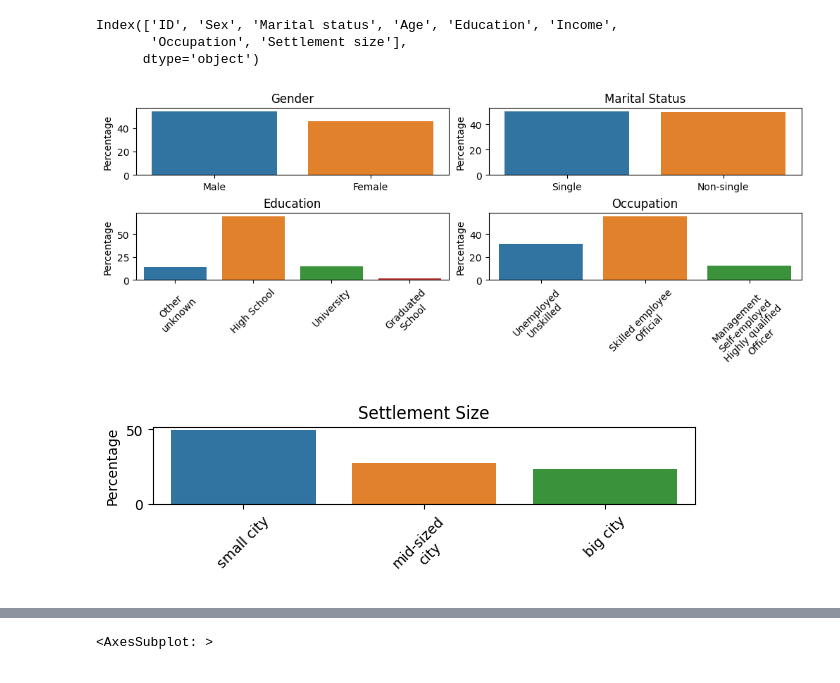
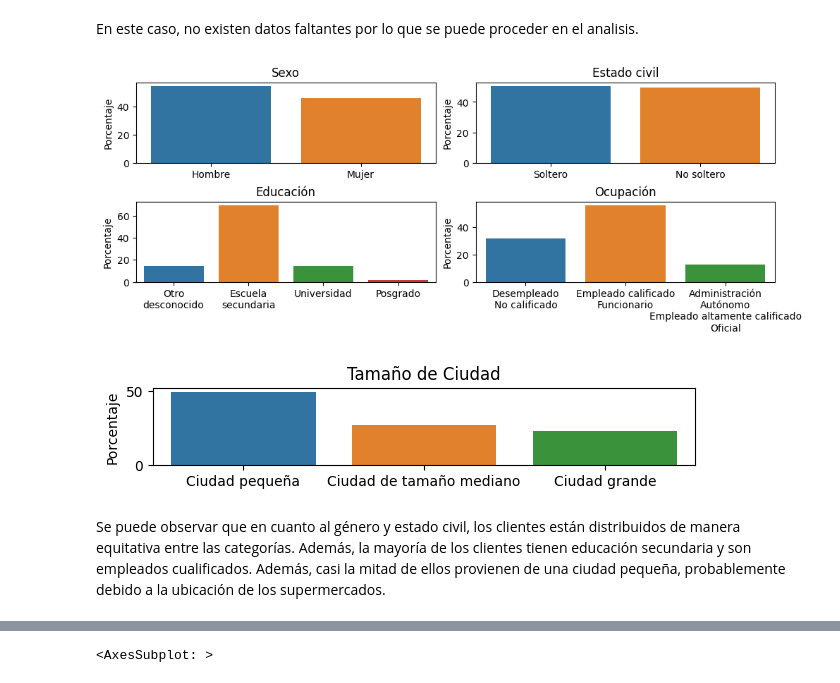
Before and after one commit to a-jimenezc/Segmentacion_de_clientes, a Jupyter notebook: notebooks/1_EDA_DL_modeling_aj.ipynb, the cells around one changed output, grey strips where cells are left out. Cells and saved outputs as stored; diff of their text form; code cells hidden in the pictures.

```diff
--- a/notebooks/1_EDA_DL_modeling_aj.ipynb
+++ b/notebooks/1_EDA_DL_modeling_aj.ipynb
@@ -12,5 +44,3 @@ import seaborn as sns
 # %%
-#importing the data set
-df = pd.read_csv('segmentation data.csv')
-print(df.shape)
-df.info()
+data_path = os.path.join(os.getcwd(), '../data/segmentation data.csv')
+df = pd.read_csv(data_path)
@@ -81,66 +69,63 @@ Settlement size : 0
-# %%
-#Perfom exploratory data analysis
-print(df.columns)
-# %% [output]
-Index(['ID', 'Sex', 'Marital status', 'Age', 'Education', 'Income',
-       'Occupation', 'Settlement size'],
-      dtype='object')
+# %% [markdown]
+En este caso, no existen datos faltantes por lo que se puede proceder en el analisis.
 # %%
-#plotting categorical data, 5 variables:
+#Gráficos de datos categóricos, 5 variables:
 #fig, ((ax1,ax2), ax3, (ax4,ax5)) = plt.subplots(ncols=2, nrows=3, figsize=(15,5))
 fig = plt.figure(figsize=(10, 5), constrained_layout=True)
 
-#Sex
+#Sexo
 ax0 = fig.add_subplot(3,2,1)
 counts = df['Sex'].value_counts(normalize=True, sort=False) * 100
 sns.barplot(x=counts.index, y=counts, ax=ax0)
-ax0.set_xticklabels(['Male', 'Female'], rotation=0)
-ax0.set_ylabel("Percentage")
-ax0.set_title('Gender')
+ax0.set_xticklabels(['Hombre', 'Mujer'], rotation=0)
+ax0.set_ylabel("Porcentaje")
+ax0.set_title('Sexo')
 
-#Marital Status
+#Estado civil
 ax1 = fig.add_subplot(3,2,2)
 counts = df['Marital status'].value_counts(normalize=True, sort=False) * 100
 sns.barplot(x=counts.index, y=counts, ax=ax1)
-ax1.set_xticklabels(['Single', 'Non-single'], rotation=0)
-ax1.set_ylabel("Percentage")
-ax1.set_title('Marital Status')
+ax1.set_xticklabels(['Soltero', 'No soltero'], rotation=0)
+ax1.set_ylabel("Porcentaje")
+ax1.set_title('Estado civil')
 
-#Education
+#Educación
 ax2 = fig.add_subplot(3,2,3)
 counts = df['Education'].value_counts(normalize=True, sort=False) * 100
 sns.barplot(x=counts.index, y=counts, ax=ax2)
-ax2.set_xticklabels(['Other\nunknown', 'High School',
-                     'University', 'Graduated\nSchool'], rotation=45)
-ax2.set_ylabel("Percentage")
-ax2.set_title('Education')
+ax2.set_xticklabels(['Otro\ndesconocido', 'Escuela\nsecundaria',
+'Universidad', 'Posgrado'], rotation=0)
+ax2.set_ylabel("Porcentaje")
+ax2.set_title('Educación')
 
-#Occupation
+#Ocupación
 ax3 = fig.add_subplot(3,2,4)
 counts = df['Occupation'].value_counts(normalize=True, sort=False) * 100
 sns.barplot(x=counts.index,
-            y=counts, ax=ax3)
-ax3.set_xticklabels(['Unemployed\nUnskilled', 'Skilled employee\nOfficial',
-               'Management\nSelf-employed\nHighly qualified\nOfficer'], rotation=45)
-ax3.set_ylabel("Percentage")
-ax3.set_title('Occupation')
+y=counts, ax=ax3)
+ax3.set_xticklabels(['Desempleado\nNo calificado', 'Empleado calificado\nFuncionario',
+'Administración\nAutónomo\nEmpleado altamente calificado\nOficial'], rotation=0)
+ax3.set_ylabel("Porcentaje")
+ax3.set_title('Ocupación')
 
 plt.show()
 
-#Settlement size
+#Tamaño de asentamiento
 fig2 = plt.figure(figsize=(7, 1))
 ax4 = fig2.add_subplot(1,1,1)
 counts = df['Settlement size'].value_counts(normalize=True, sort=False) * 100
 sns.barplot(x=counts.index,
-            y=counts, ax=ax4)
-ax4.set_xticklabels(['small city', 'mid-sized\ncity',
-                    'big city'], rotation=45)
-ax4.set_ylabel("Percentage")
-ax4.set_title('Settlement Size')
+y=counts, ax=ax4)
+ax4.set_xticklabels(['Ciudad pequeña', 'Ciudad de tamaño mediano',
+'Ciudad grande'], rotation=0)
+ax4.set_ylabel("Porcentaje")
+ax4.set_title('Tamaño de Ciudad')
 #plt.subplots_adjust(left=None, bottom=None, right=1, top=None, wspace=10, hspace=None)
 
 plt.show()
 # %% [output]
-[figure, old version]
+[figure, new version]
-[figure, old version]
+[figure, new version]
+# %% [markdown]
+Se puede observar que en cuanto al género y estado civil, los clientes están distribuidos de manera equitativa entre las categorías. Además, la mayoría de los clientes tienen educación secundaria y son empleados cualificados. Además, casi la mitad de ellos provienen de una ciudad pequeña, probablemente debido a la ubicación de los supermercados.
 # %%
```
Also changed, not shown: parts of 26 cells of this notebook.
